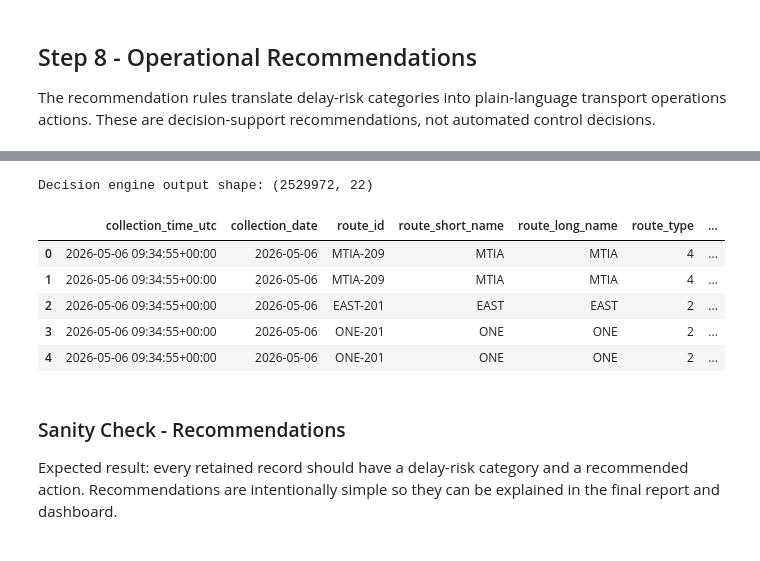
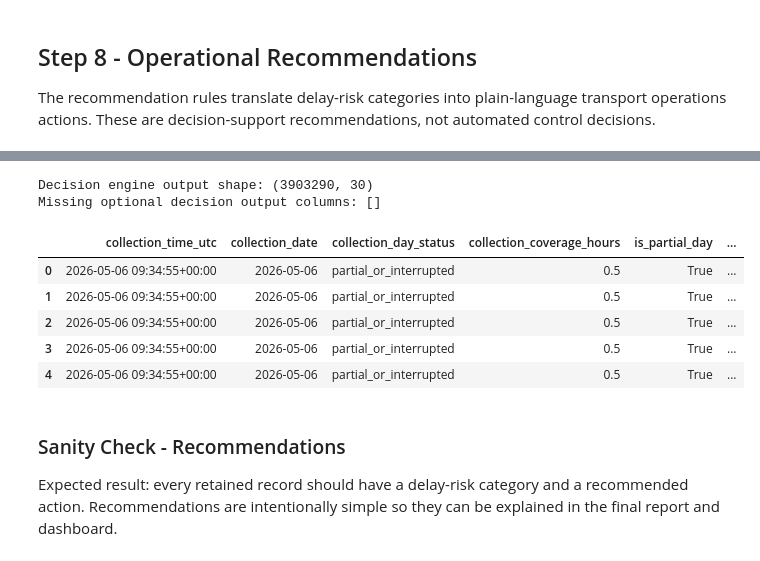
Before and after one commit to markokratos0918/ai-dss-auckland-public-transport, a Jupyter notebook: notebooks/09_validation_and_evaluation_realtimegtfs.ipynb, the cells around one changed output, grey strips where cells are left out. Cells and saved outputs as stored; diff of their text form; code cells hidden in the pictures.

Commit message:
Update Notebook 09 for final Parquet validation outputs

```diff
--- a/notebooks/09_validation_and_evaluation_realtimegtfs.ipynb
+++ b/notebooks/09_validation_and_evaluation_realtimegtfs.ipynb
@@ -61,9 +75,20 @@ validation_log_path = GTFS_REALTIME_DIR / "gtfs_realtime_log_validation.csv"
 repaired_log_path = GTFS_REALTIME_DIR / "gtfs_realtime_log.csv"
 daily_files = sorted(GTFS_DAILY_DIR.glob("gtfs_realtime_*.csv")) if GTFS_DAILY_DIR.exists() else []
 
-print("Cleaned Parquet exists:", PARQUET_GTFS_PATH.exists())
-if PARQUET_GTFS_PATH.exists():
-    print("Cleaned Parquet size MB:", round(PARQUET_GTFS_PATH.stat().st_size / 1024 / 1024, 2))
+candidate_parquet_paths = {
+    "all_file": ALL_FILE_PARQUET_PATH,
+    "model_baseline": MODEL_BASELINE_PARQUET_PATH,
+}
+
+for label, path in candidate_parquet_paths.items():
+    print(f"Canonical {label} Parquet exists:", path.exists())
+    if path.exists():
+        print(f"Canonical {label} Parquet size MB:", round(path.stat().st_size / 1024 / 1024, 2))
+
+print("Completeness summary exists:", COMPLETENESS_SUMMARY_PATH.exists())
+print("DuckDB database exists:", DUCKDB_PATH.exists())
+print("Legacy cleaned Parquet exists:", LEGACY_CLEANED_PARQUET_PATH.exists())
+print("Legacy model-baseline Parquet exists:", LEGACY_MODEL_BASELINE_PARQUET_PATH.exists())
 
 print("Daily files found:", len(daily_files))
 if daily_files:
@@ -803,22 +982,32 @@ recommendation_summary
 # %%
 # Dashboard-ready decision engine table held in memory only
 
-decision_engine_output = gtfs_weather[[
-    "collection_time_utc", "collection_date", "route_id", "route_short_name", "route_long_name", "route_type", "agency_id",
-    "trip_id", "direction_id", "delay_seconds", "delay_minutes", "delay_risk", "recommended_action", "trip_hour", "weekday",
-    "day_of_month", "temperature_2m", "precipitation", "rain", "relative_humidity_2m", "wind_speed_10m", "source_file",
-]].copy()
+base_decision_columns = [
+    "collection_time_utc", "collection_date", "collection_day_status", "collection_coverage_hours",
+    "is_partial_day", "is_model_baseline_day", "route_id", "route_short_name", "route_long_name",
+    "route_type", "agency_id", "service_type", "route_display_name", "route_corridor_name", "is_special_route",
+    "trip_id", "direction_id", "delay_seconds", "delay_minutes", "delay_risk", "recommended_action",
+    "trip_hour", "weekday", "day_of_month", "temperature_2m", "precipitation", "rain",
+    "relative_humidity_2m", "wind_speed_10m", "source_file",
+]
+
+available_decision_columns = [column for column in base_decision_columns if column in gtfs_weather.columns]
+missing_decision_columns = [column for column in base_decision_columns if column not in gtfs_weather.columns]
+
+decision_engine_output = gtfs_weather[available_decision_columns].copy()
 
 print("Decision engine output shape:", decision_engine_output.shape)
+print("Missing optional decision output columns:", missing_decision_columns)
 decision_engine_output.head()
 # %% [output]
-Decision engine output shape: (2529972, 22)
+Decision engine output shape: (3903290, 30)
+Missing optional decision output columns: []
-|  | collection_time_utc | collection_date | route_id | route_short_name | route_long_name | route_type | ... |
-| 0 | 2026-05-06 09:34:55+00:00 | 2026-05-06 | MTIA-209 | MTIA | MTIA | 4 | ... |
-| 1 | 2026-05-06 09:34:55+00:00 | 2026-05-06 | MTIA-209 | MTIA | MTIA | 4 | ... |
-| 2 | 2026-05-06 09:34:55+00:00 | 2026-05-06 | EAST-201 | EAST | EAST | 2 | ... |
-| 3 | 2026-05-06 09:34:55+00:00 | 2026-05-06 | ONE-201 | ONE | ONE | 2 | ... |
-| 4 | 2026-05-06 09:34:55+00:00 | 2026-05-06 | ONE-201 | ONE | ONE | 2 | ... |
+|  | collection_time_utc | collection_date | collection_day_status | collection_coverage_hours | is_partial_day | ... |
+| 0 | 2026-05-06 09:34:55+00:00 | 2026-05-06 | partial_or_interrupted | 0.5 | True | ... |
+| 1 | 2026-05-06 09:34:55+00:00 | 2026-05-06 | partial_or_interrupted | 0.5 | True | ... |
+| 2 | 2026-05-06 09:34:55+00:00 | 2026-05-06 | partial_or_interrupted | 0.5 | True | ... |
+| 3 | 2026-05-06 09:34:55+00:00 | 2026-05-06 | partial_or_interrupted | 0.5 | True | ... |
+| 4 | 2026-05-06 09:34:55+00:00 | 2026-05-06 | partial_or_interrupted | 0.5 | True | ... |
 # %% [markdown]
 ### Sanity Check - Recommendations
 
```
Also changed, not shown: parts of 22 cells of this notebook.
